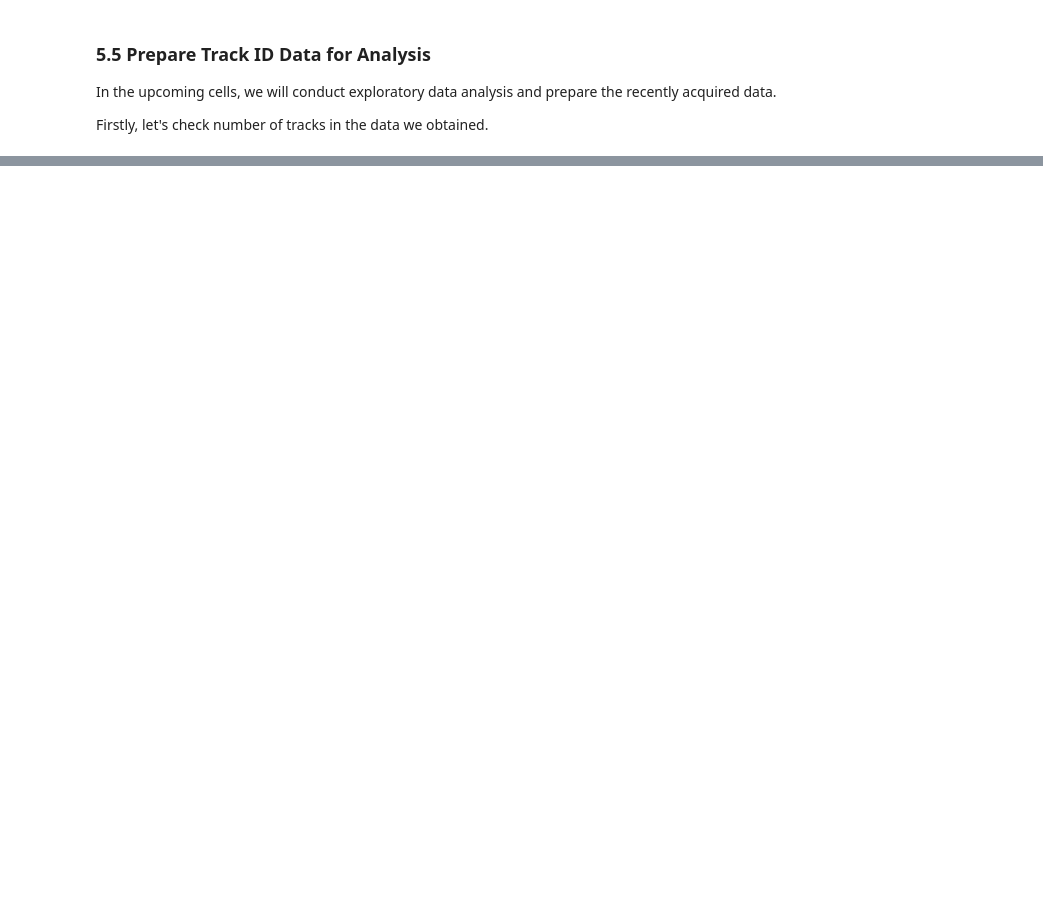
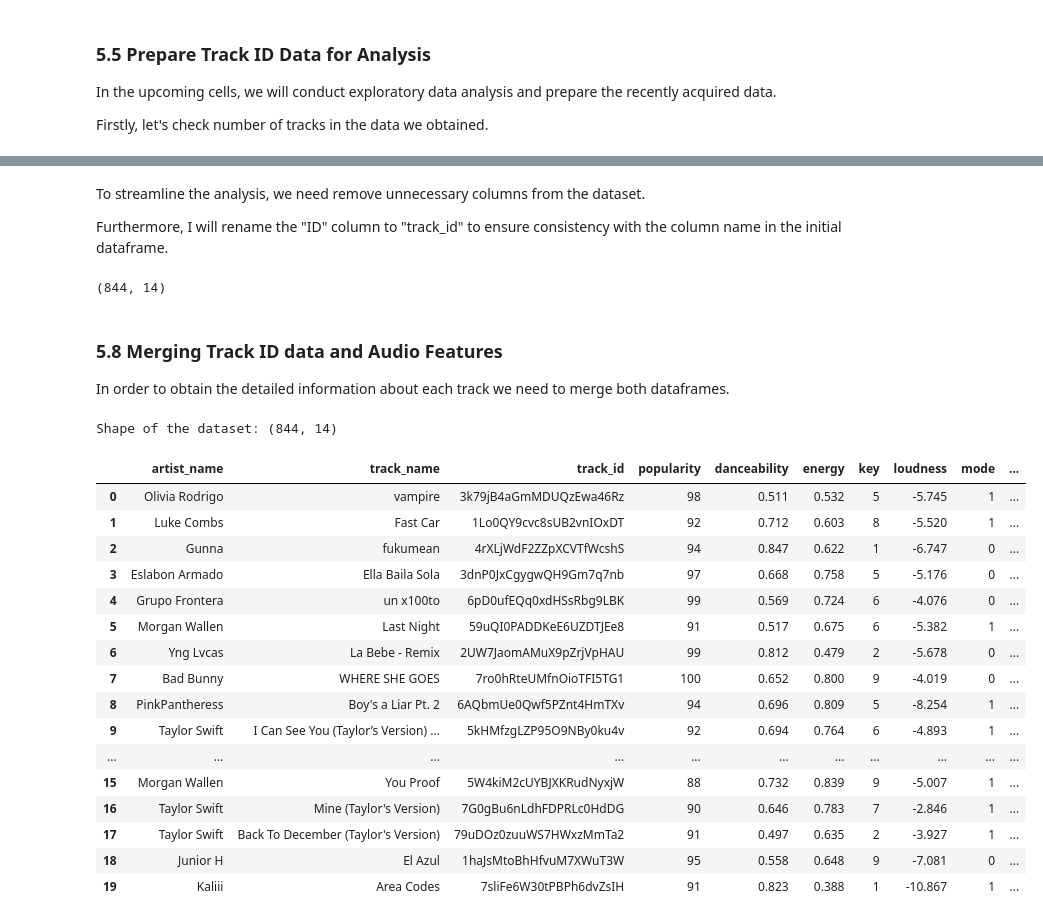
Before and after one commit to aishtomer/Spotifind, a Jupyter notebook: Exploratory Data Analysis of Music Trends on Spotify - Jupyter Notebook.ipynb, the cells around one changed output, grey strips where cells are left out. Drawn from its saved outputs; the diff is of its cells as text; code cells hidden in the pictures; blank space fills up the shorter version.

Commit message:
Get Audio features data

```diff
--- a/Exploratory Data Analysis of Music Trends on Spotify - Jupyter Notebook.ipynb
+++ b/Exploratory Data Analysis of Music Trends on Spotify - Jupyter Notebook.ipynb
@@ -238,0 +286,22 @@ df_tracks.shape
+# %%
+# again measuring the time
+start = timeit.default_timer()
+
+# empty list, batchsize and the counter for None results
+rows = []
+batchsize = 100
+None_counter = 0
+
+for i in range(0,len(df_tracks['track_id']),batchsize):
+    batch = df_tracks['track_id'][i:i+batchsize]
+    feature_results = sp.audio_features(batch)
+    for i, t in enumerate(feature_results):
+        if t == None:
+            None_counter = None_counter + 1
+        else:
+            rows.append(t)
+
+print('Number of tracks where no audio features were available:',None_counter)
+
+stop = timeit.default_timer()
+print ('Time to run this code (in seconds):',stop - start)
@@ -238,0 +322,4 @@ df_tracks.shape
+# %%
+df_audio_features = pd.DataFrame.from_dict(rows,orient='columns')
+print("Shape of the dataset:", df_audio_features.shape)
+df_audio_features.head()
@@ -238,0 +354,41 @@ df_tracks.shape
+# %% [markdown]
+To streamline the analysis, we need remove unnecessary columns from the dataset.
+
+Furthermore, I will rename the "ID" column to "track_id" to ensure consistency with the column name in the initial dataframe.
+# %%
+columns_to_drop = ['analysis_url','track_href','type','uri']
+df_audio_features.drop(columns_to_drop, axis=1,inplace=True)
+
+df_audio_features.rename(columns={'id': 'track_id'}, inplace=True)
+
+df_audio_features.shape
+# %% [output]
+(844, 14)
+# %% [markdown]
+### 5.8 Merging Track ID data and Audio Features
+In order to obtain the detailed information about each track we need to merge both dataframes.
+# %%
+# merge both dataframes
+# the 'inner' method will make sure that we only keep track IDs present in both datasets
+df = pd.merge(df_tracks,df_audio_features,on='track_id',how='inner')
+print("Shape of the dataset:", df_audio_features.shape)
+df.head(20)
+# %% [output]
+Shape of the dataset: (844, 14)
+|  | artist_name | track_name | track_id | popularity | danceability | energy | key | loudness | mode | ... |
+| 0 | Olivia Rodrigo | vampire | 3k79jB4aGmMDUQzEwa46Rz | 98 | 0.511 | 0.532 | 5 | -5.745 | 1 | ... |
+| 1 | Luke Combs | Fast Car | 1Lo0QY9cvc8sUB2vnIOxDT | 92 | 0.712 | 0.603 | 8 | -5.520 | 1 | ... |
+| 2 | Gunna | fukumean | 4rXLjWdF2ZZpXCVTfWcshS | 94 | 0.847 | 0.622 | 1 | -6.747 | 0 | ... |
+| 3 | Eslabon Armado | Ella Baila Sola | 3dnP0JxCgygwQH9Gm7q7nb | 97 | 0.668 | 0.758 | 5 | -5.176 | 0 | ... |
+| 4 | Grupo Frontera | un x100to | 6pD0ufEQq0xdHSsRbg9LBK | 99 | 0.569 | 0.724 | 6 | -4.076 | 0 | ... |
+| 5 | Morgan Wallen | Last Night | 59uQI0PADDKeE6UZDTJEe8 | 91 | 0.517 | 0.675 | 6 | -5.382 | 1 | ... |
+| 6 | Yng Lvcas | La Bebe - Remix | 2UW7JaomAMuX9pZrjVpHAU | 99 | 0.812 | 0.479 | 2 | -5.678 | 0 | ... |
+| 7 | Bad Bunny | WHERE SHE GOES | 7ro0hRteUMfnOioTFI5TG1 | 100 | 0.652 | 0.800 | 9 | -4.019 | 0 | ... |
+| 8 | PinkPantheress | Boy's a Liar Pt. 2 | 6AQbmUe0Qwf5PZnt4HmTXv | 94 | 0.696 | 0.809 | 5 | -8.254 | 1 | ... |
+| 9 | Taylor Swift | I Can See You (Taylor’s Version) ... | 5kHMfzgLZP95O9NBy0ku4v | 92 | 0.694 | 0.764 | 6 | -4.893 | 1 | ... |
+| ... | ... | ... | ... | ... | ... | ... | ... | ... | ... | ... |
+| 15 | Morgan Wallen | You Proof | 5W4kiM2cUYBJXKRudNyxjW | 88 | 0.732 | 0.839 | 9 | -5.007 | 1 | ... |
+| 16 | Taylor Swift | Mine (Taylor's Version) | 7G0gBu6nLdhFDPRLc0HdDG | 90 | 0.646 | 0.783 | 7 | -2.846 | 1 | ... |
+| 17 | Taylor Swift | Back To December (Taylor's Version) | 79uDOz0zuuWS7HWxzMmTa2 | 91 | 0.497 | 0.635 | 2 | -3.927 | 1 | ... |
+| 18 | Junior H | El Azul | 1haJsMtoBhHfvuM7XWuT3W | 95 | 0.558 | 0.648 | 9 | -7.081 | 0 | ... |
+| 19 | Kaliii | Area Codes | 7sliFe6W30tPBPh6dvZsIH | 91 | 0.823 | 0.388 | 1 | -10.867 | 1 | ... |
```
Also changed, not shown: parts of 35 cells of this notebook.
